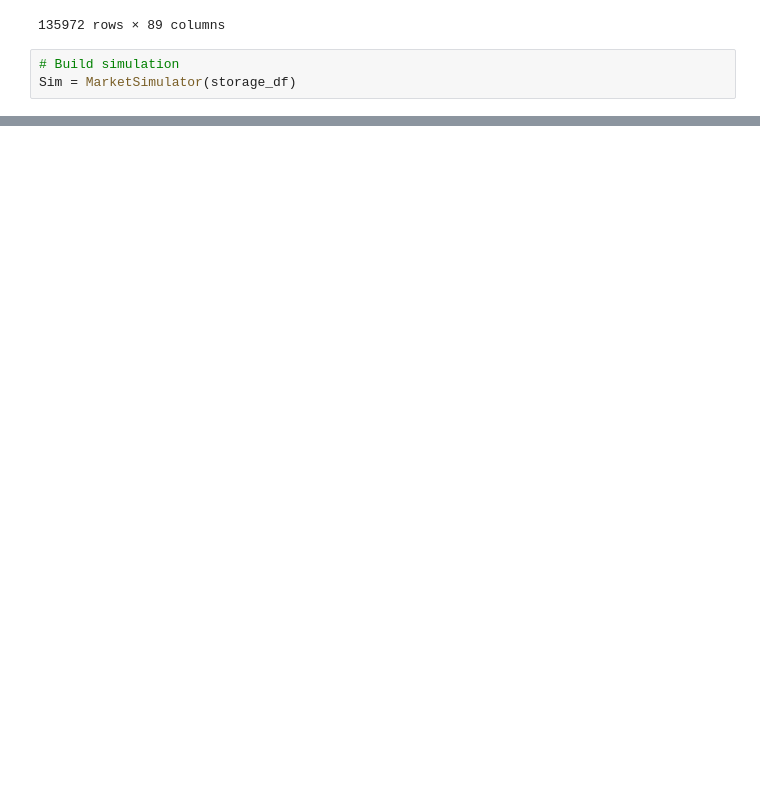
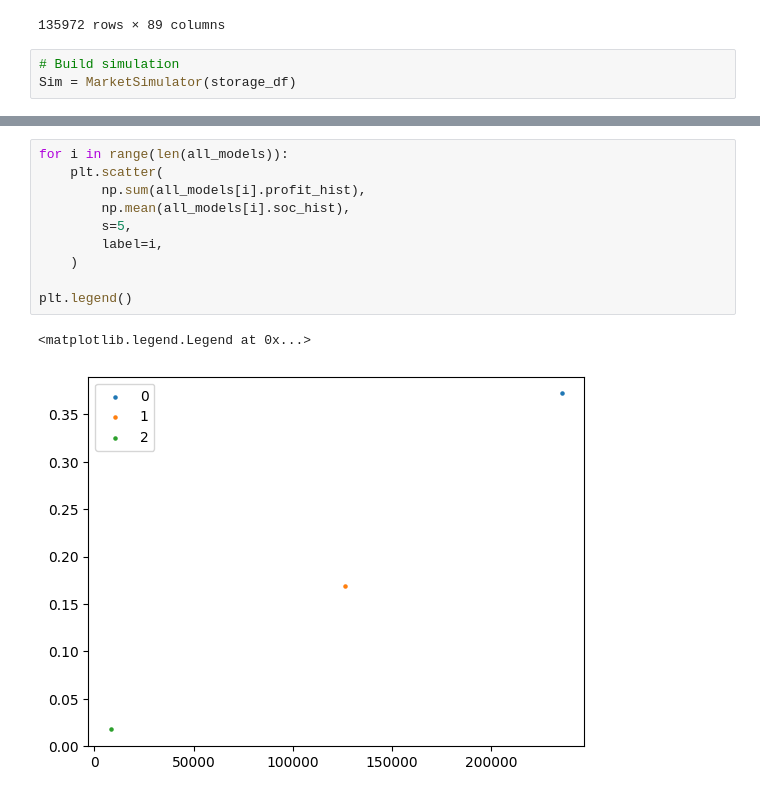
Before and after one commit to nmadev/EnergyStorageRLBidder, a Jupyter notebook: MarketSimulation.ipynb, the cells around one changed output, grey strips where cells are left out. Cells and saved outputs as stored; diff of their text form; blank space fills up the shorter version.

```diff
--- a/MarketSimulation.ipynb
+++ b/MarketSimulation.ipynb
@@ -128,2 +140,15 @@ for i in range(len(all_models)):
+# %%
+for i in range(len(all_models)):
+    plt.scatter(
+        np.sum(all_models[i].profit_hist),
+        np.mean(all_models[i].soc_hist),
+        s=5,
+        label=i,
+    )
+
+plt.legend()
+# %% [output]
+<matplotlib.legend.Legend at 0x...>
+[figure, added]
 # %%
 for i in range(len(all_models)):
```
Also changed, not shown: parts of 10 cells of this notebook, 4 other files.
